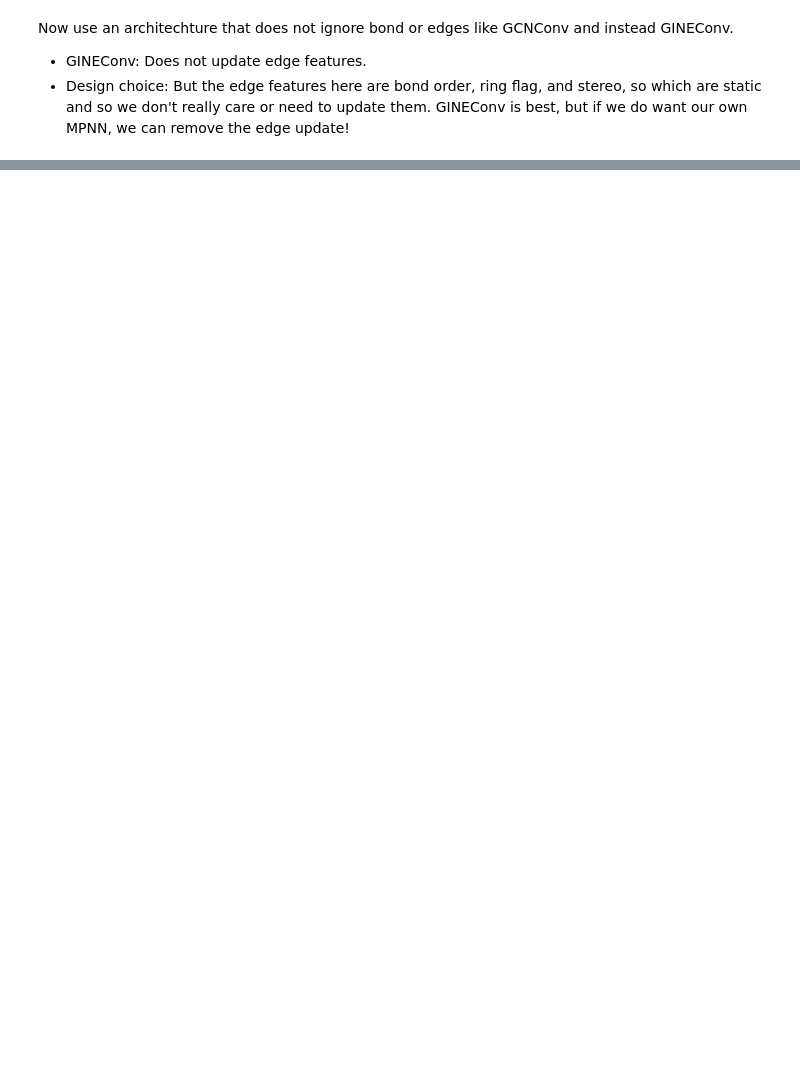
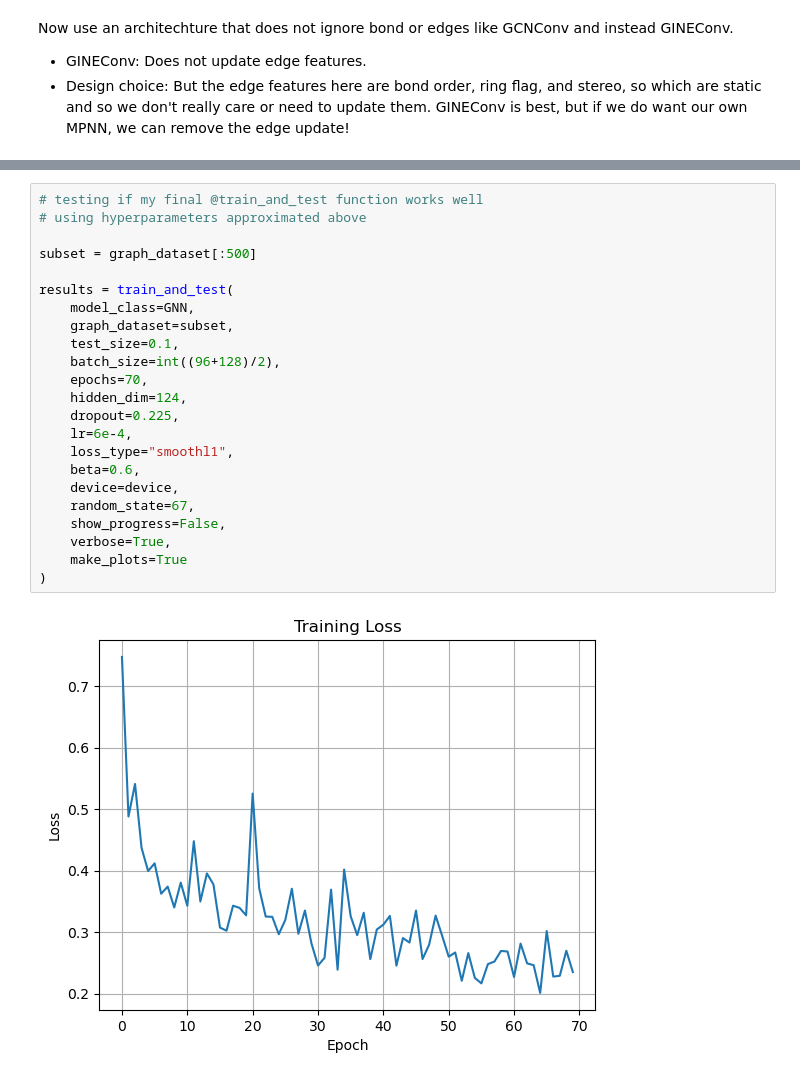
Before and after one commit to joshuatree-hub/Chem-C242-Final-Project-Organic-Reactions, a Jupyter notebook: gnn_development/corrected_gnn.ipynb, the cells around one changed output, grey strips where cells are left out. Saved outputs shown, nothing was run; the diff lists cells and outputs as text; blank space fills up the shorter version.

```diff
--- a/gnn_development/corrected_gnn.ipynb
+++ b/gnn_development/corrected_gnn.ipynb
@@ -1001,0 +1164,25 @@ Now I am going to very roughly explore hyperparameter space. God save us all.
+# %%
+# testing if my final @train_and_test function works well
+# using hyperparameters approximated above
+
+subset = graph_dataset[:500]
+
+results = train_and_test(
+    model_class=GNN,
+    graph_dataset=subset,
+    test_size=0.1,
+    batch_size=int((96+128)/2),
+    epochs=70,
+    hidden_dim=124,
+    dropout=0.225,
+    lr=6e-4,
+    loss_type="smoothl1",
+    beta=0.6,
+    device=device,
+    random_state=67,
+    show_progress=False,
+    verbose=True,
+    make_plots=True
+)
+# %% [output]
+[figure, added]
```
Also changed, not shown: parts of 11 cells of this notebook, 2 other files.
